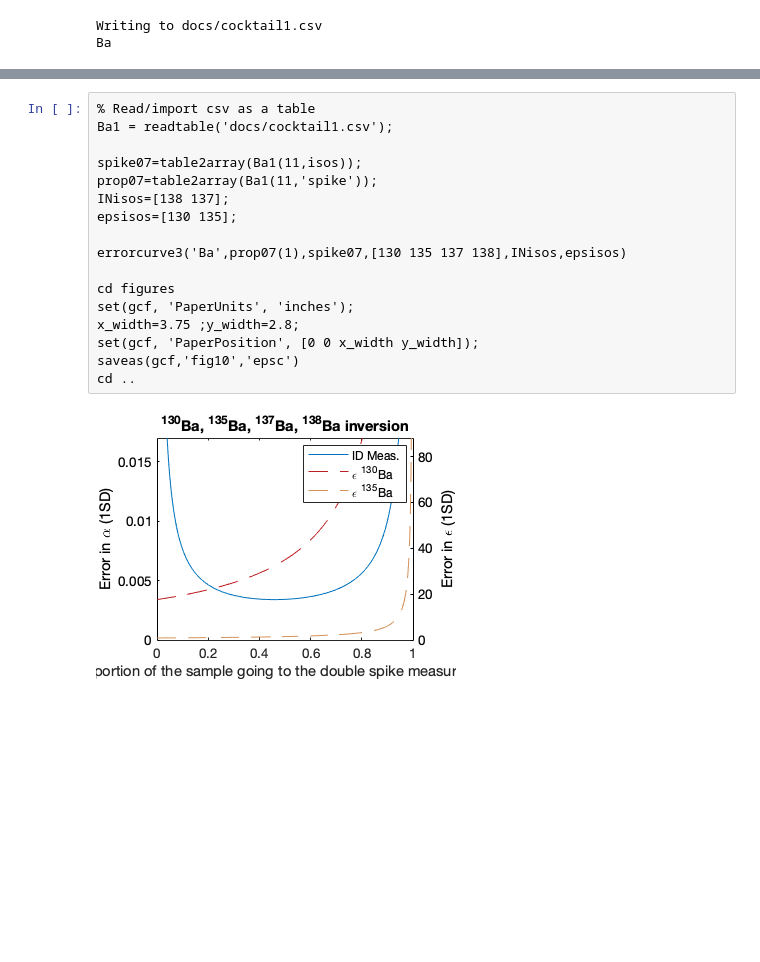
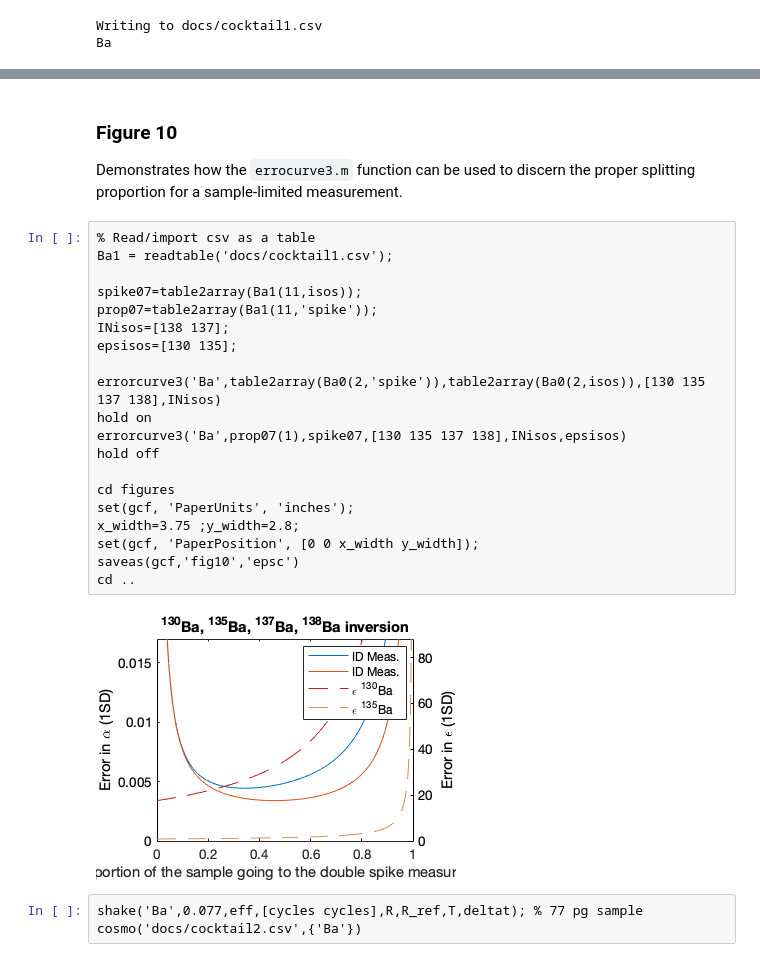
Before and after one commit to rcmarq/cosmo, a Jupyter notebook: docs/figures.ipynb, the cells around one changed output, grey strips where cells are left out. Drawn from its saved outputs; the diff is of its cells as text; blank space fills up the shorter version.

Commit message:
updated varargin errocurve3, added errorcurve4.m, and updated figures ipynb notebook

```diff
--- a/docs/figures.ipynb
+++ b/docs/figures.ipynb
@@ -501,19 +525,29 @@ Ba
+# %% [markdown]
+### Figure 10
+
+Demonstrates how the `errocurve3.m` function can be used to discern the proper splitting proportion for a sample-limited measurement.
 # %%
 % Read/import csv as a table
 Ba1 = readtable('docs/cocktail1.csv');
 
 spike07=table2array(Ba1(11,isos));
 prop07=table2array(Ba1(11,'spike'));
 INisos=[138 137];
 epsisos=[130 135];
 
+errorcurve3('Ba',table2array(Ba0(2,'spike')),table2array(Ba0(2,isos)),[130 135 137 138],INisos)
+hold on
 errorcurve3('Ba',prop07(1),spike07,[130 135 137 138],INisos,epsisos)
+hold off
 
 cd figures
 set(gcf, 'PaperUnits', 'inches');
 x_width=3.75 ;y_width=2.8;
 set(gcf, 'PaperPosition', [0 0 x_width y_width]);
 saveas(gcf,'fig10','epsc')
 cd ..
 # %% [output]
-[figure, old version]
+[figure, new version]
+# %%
+shake('Ba',0.077,eff,[cycles cycles],R,R_ref,T,deltat); % 77 pg sample
+cosmo('docs/cocktail2.csv',{'Ba'})
```
Also changed, not shown: parts of 6 cells of this notebook, 1 other file.
